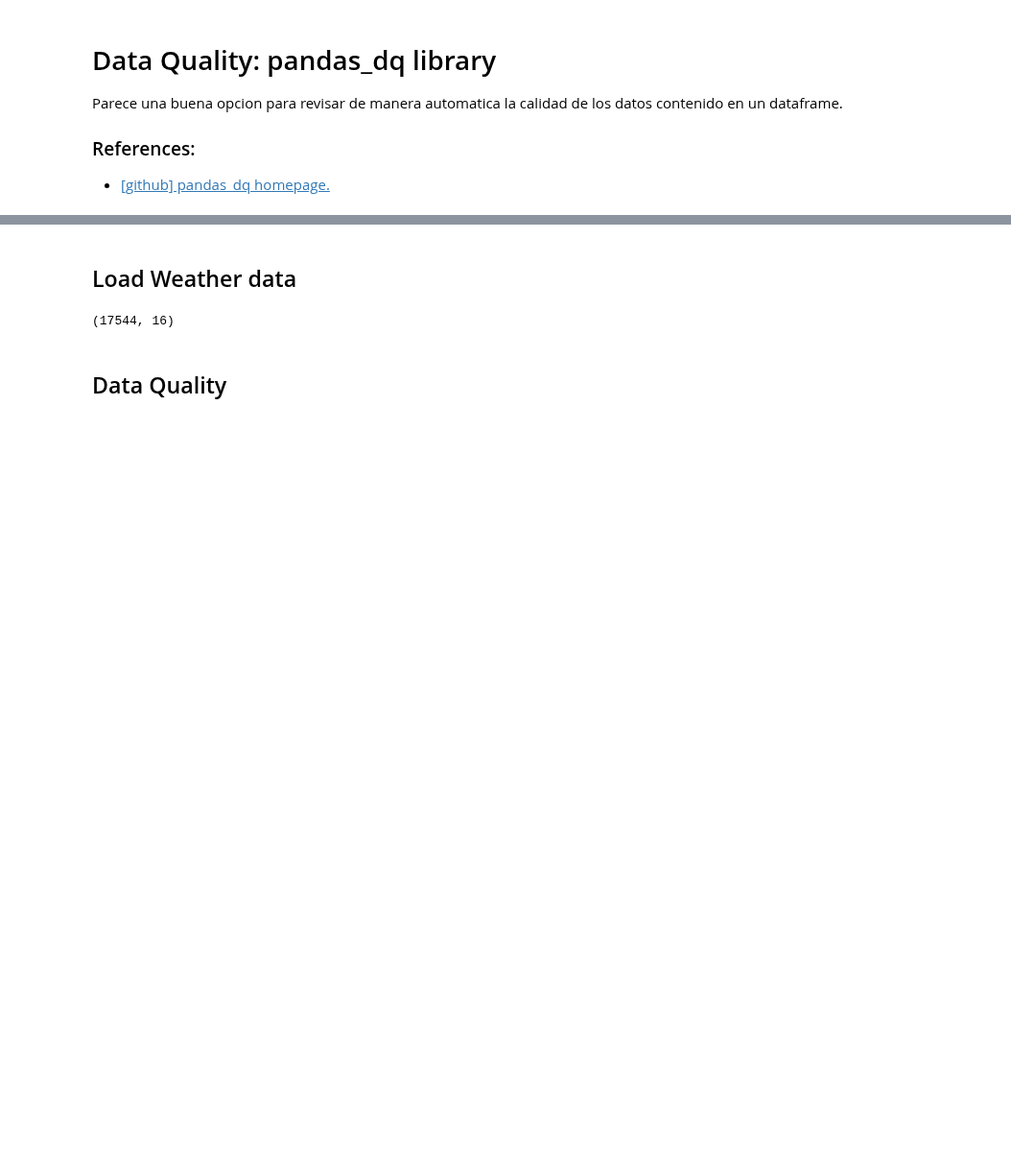
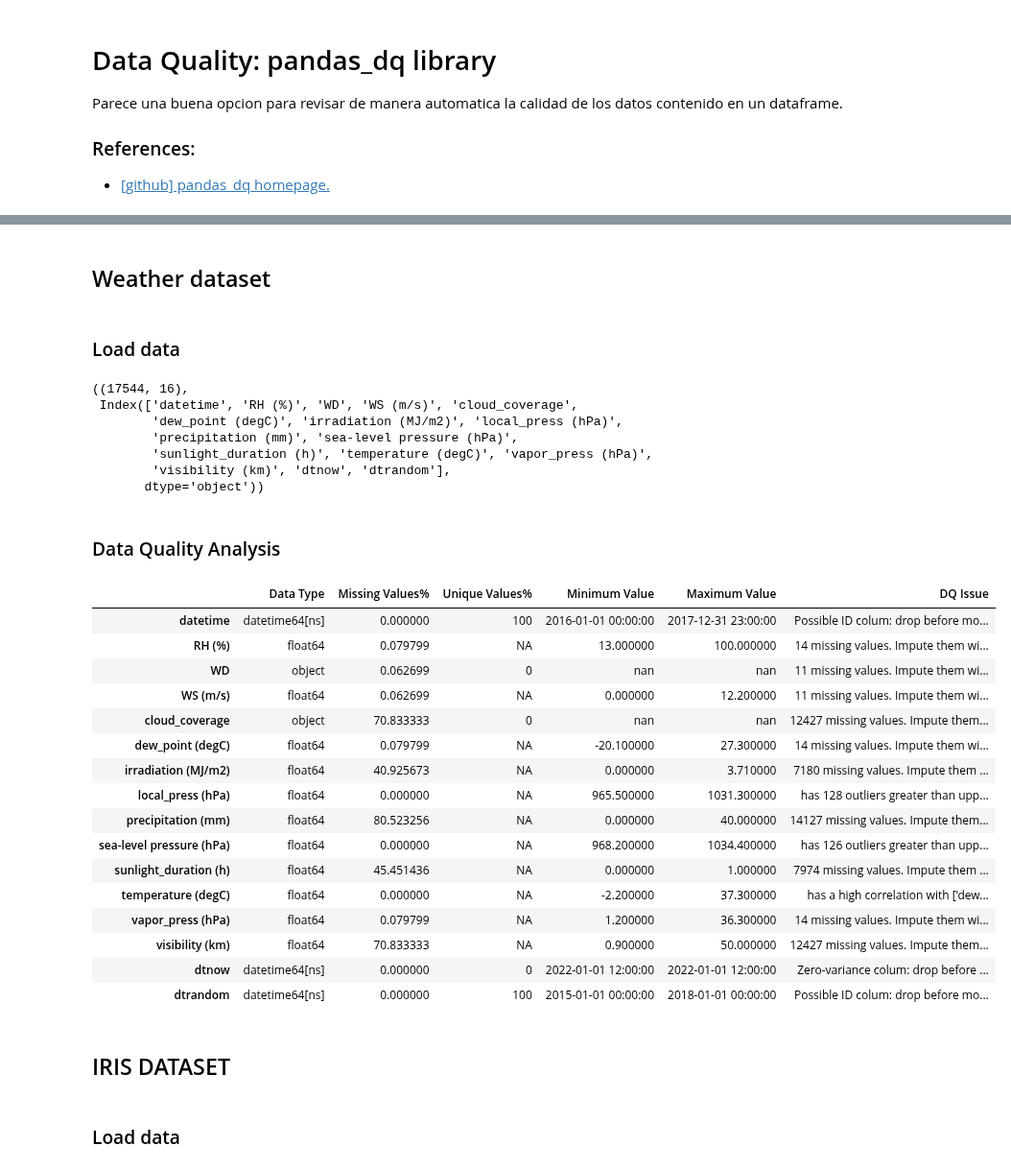
Before and after one commit to jmquintana79/utilsDS, a Jupyter notebook: notebooks/analysis/analysis_data_quality/data_quality-pandas_dq.ipynb, the cells around one changed output, grey strips where cells are left out. Shown at 96% size. Saved outputs shown, nothing was run; the diff lists cells and outputs as text; code cells hidden in the pictures; blank space fills up the shorter version.

Commit message:
Testing pandas_dq library with 3 different datasets

```diff
--- a/notebooks/analysis/analysis_data_quality/data_quality-pandas_dq.ipynb
+++ b/notebooks/analysis/analysis_data_quality/data_quality-pandas_dq.ipynb
@@ -36,13 +38,45 @@ ModuleNotFoundError: No module named 'pandas_dq'
+# %% [markdown]
+## Weather dataset
 # %% [markdown]
-## Load Weather data
+### Load data
 # %%
 path = 'https://raw.githubusercontent.com/jmquintana79/utilsDS/master/scripts/datasets/data/dataset.weather.csv.gz'
 data = pd.read_csv(path)
 data['datetime'] = pd.to_datetime(data['datetime'])
 data['dtnow'] = [datetime(2022,1,1,12,0,0) for i in range(len(data))]
 data['dtrandom'] = pd.to_datetime(np.sort(np.random.choice(pd.date_range('2015-01-01', '2018-01-01', freq='H'), len(data), replace=False)))
-data.shape
+data.shape, data.columns
 # %% [output]
-(17544, 16)
+((17544, 16),
+ Index(['datetime', 'RH (%)', 'WD', 'WS (m/s)', 'cloud_coverage',
+        'dew_point (degC)', 'irradiation (MJ/m2)', 'local_press (hPa)',
+        'precipitation (mm)', 'sea-level pressure (hPa)',
+        'sunlight_duration (h)', 'temperature (degC)', 'vapor_press (hPa)',
+        'visibility (km)', 'dtnow', 'dtrandom'],
+       dtype='object'))
 # %% [markdown]
-## Data Quality
+### Data Quality Analysis
+# %%
+df_report = dq_report(data, csv_engine="pandas", verbose=1)
+# %% [output]
+|  | Data Type | Missing Values% | Unique Values% | Minimum Value | Maximum Value | DQ Issue |
+| datetime | datetime64[ns] | 0.000000 | 100 | 2016-01-01 00:00:00 | 2017-12-31 23:00:00 | Possible ID colum: drop before mo... |
+| RH (%) | float64 | 0.079799 | NA | 13.000000 | 100.000000 | 14 missing values. Impute them wi... |
+| WD | object | 0.062699 | 0 | nan | nan | 11 missing values. Impute them wi... |
+| WS (m/s) | float64 | 0.062699 | NA | 0.000000 | 12.200000 | 11 missing values. Impute them wi... |
+| cloud_coverage | object | 70.833333 | 0 | nan | nan | 12427 missing values. Impute them... |
+| dew_point (degC) | float64 | 0.079799 | NA | -20.100000 | 27.300000 | 14 missing values. Impute them wi... |
+| irradiation (MJ/m2) | float64 | 40.925673 | NA | 0.000000 | 3.710000 | 7180 missing values. Impute them ... |
+| local_press (hPa) | float64 | 0.000000 | NA | 965.500000 | 1031.300000 | has 128 outliers greater than upp... |
+| precipitation (mm) | float64 | 80.523256 | NA | 0.000000 | 40.000000 | 14127 missing values. Impute them... |
+| sea-level pressure (hPa) | float64 | 0.000000 | NA | 968.200000 | 1034.400000 | has 126 outliers greater than upp... |
+| sunlight_duration (h) | float64 | 45.451436 | NA | 0.000000 | 1.000000 | 7974 missing values. Impute them ... |
+| temperature (degC) | float64 | 0.000000 | NA | -2.200000 | 37.300000 | has a high correlation with ['dew... |
+| vapor_press (hPa) | float64 | 0.079799 | NA | 1.200000 | 36.300000 | 14 missing values. Impute them wi... |
+| visibility (km) | float64 | 70.833333 | NA | 0.900000 | 50.000000 | 12427 missing values. Impute them... |
+| dtnow | datetime64[ns] | 0.000000 | 0 | 2022-01-01 12:00:00 | 2022-01-01 12:00:00 | Zero-variance colum: drop before ... |
+| dtrandom | datetime64[ns] | 0.000000 | 100 | 2015-01-01 00:00:00 | 2018-01-01 00:00:00 | Possible ID colum: drop before mo... |
+# %% [markdown]
+## IRIS DATASET
+# %% [markdown]
+### Load data
```
Also changed, not shown: parts of 10 cells of this notebook.
